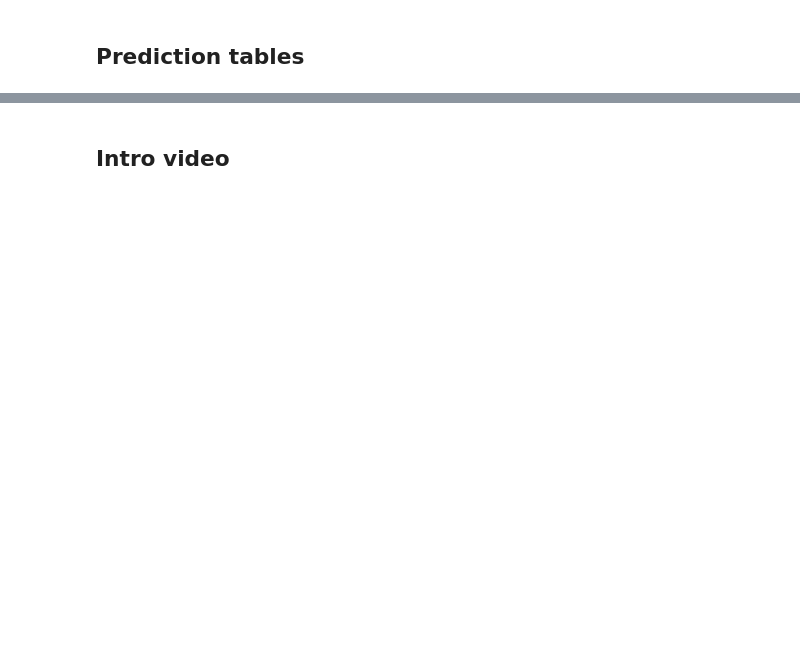
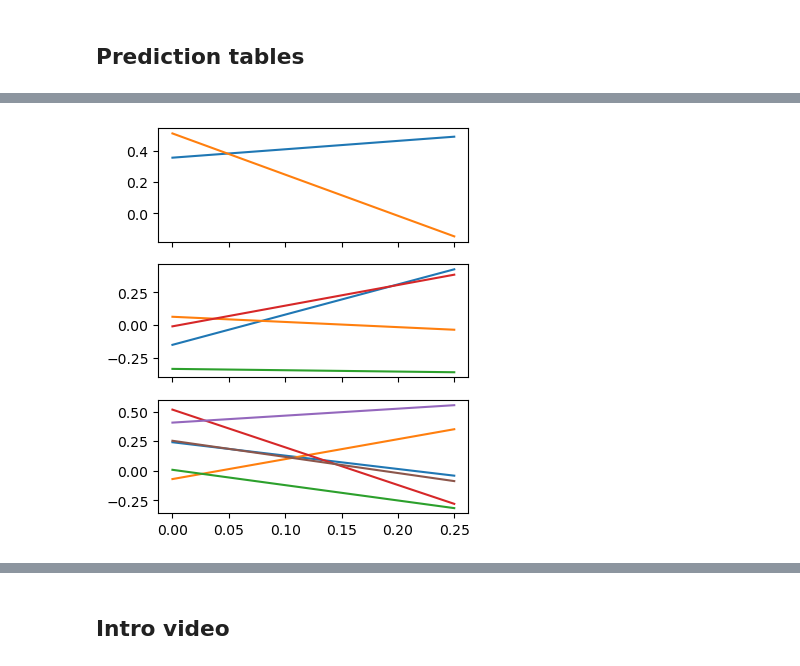
Before and after one commit to draeloslab/AdaptiveLatents, a Jupyter notebook: workspace/sfn_figures.ipynb, the cells around one changed output, grey strips where cells are left out. Drawn from its saved outputs; the diff is of its cells as text; code cells hidden in the pictures; blank space fills up the shorter version.

```diff
--- a/workspace/sfn_figures.ipynb
+++ b/workspace/sfn_figures.ipynb
@@ -216,2 +35,10 @@ joint_target = ArrayWithTime.from_list(joint_target)
+# %%
+
+fig, axs = plt.subplots(nrows=3,squeeze=False, figsize=(4,5), sharex=True)
+axs[0,0].plot(to_try, np.array([run.beh_correlations for run in runs]))
+axs[1,0].plot(to_try, np.array([run.neural_correlations for run in runs]))
+axs[2,0].plot(to_try, np.array([run.joint_correlations for run in runs]));
+# %% [output]
+[figure, added]
 # %%
 %matplotlib inline
```
Also changed, not shown: parts of 12 cells of this notebook, 2 other files.
